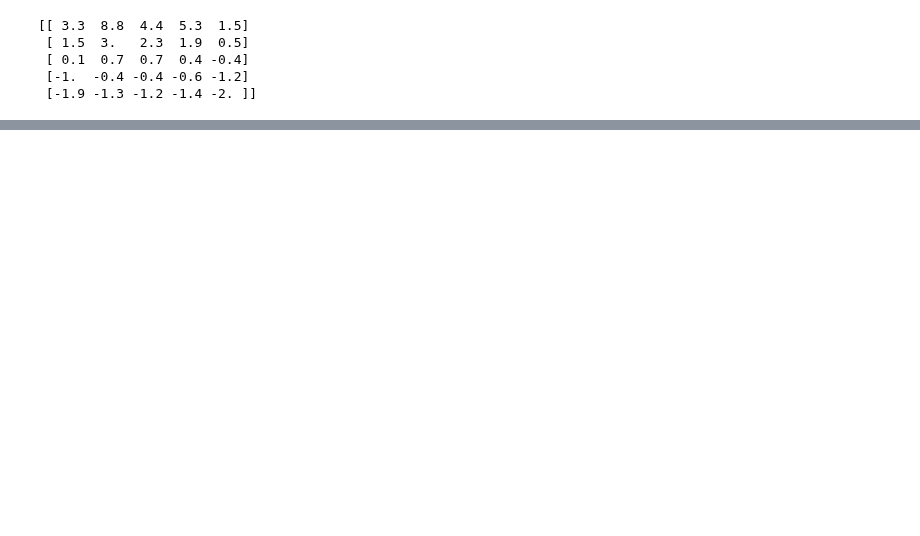
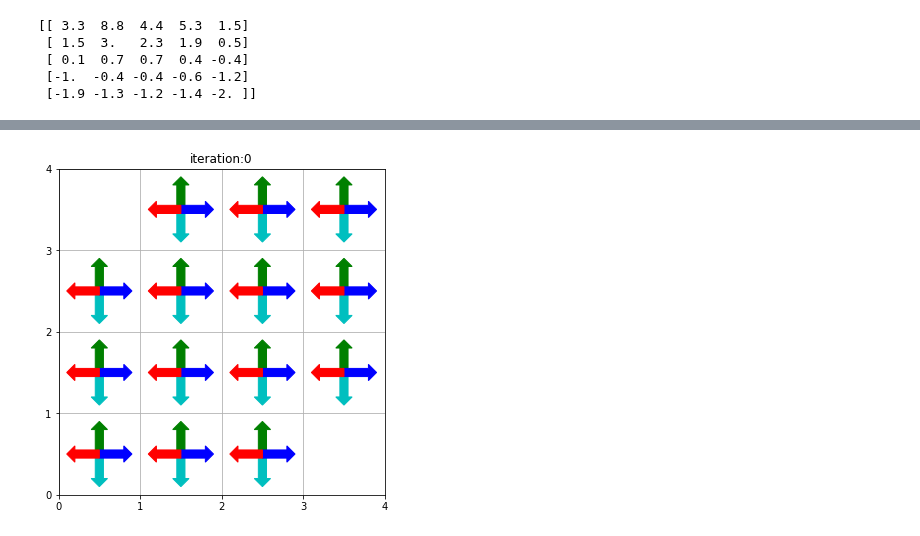
Before and after one commit to ha5ha6/judy_blog, a Jupyter notebook: _notebooks/basicRL.ipynb, the cells around one changed output, grey strips where cells are left out. Drawn from its saved outputs; the diff is of its cells as text; code cells hidden in the pictures; blank space fills up the shorter version.

```diff
--- a/_notebooks/basicRL.ipynb
+++ b/_notebooks/basicRL.ipynb
@@ -74,0 +86,92 @@ while True:
+# %%
+import numpy as np
+
+nx,ny=4,4
+#left, up, right, down
+actions=[[0,-1],[-1,0],[0,1],[1,0]]
+pi=0.25
+gm=1
+
+def is_terminal(s):
+    return s==[0,0] or s==[nx-1,ny-1]
+
+def step(s,a):
+    if is_terminal(s):
+        return s,0
+
+    s_=[s[0]+a[0],s[1]+a[1]]
+
+    if s_[0]<0 or s_[0]>=nx or s_[1]<0 or s_[1]>=ny:
+        s_=s
+
+    r=-1
+    return s_,r
+
+V=np.zeros((nx,ny))
+
+#selected iterations
+iters=[0,1,2,3,10]
+
+for i in range(300):
+    V_=np.zeros_like(V)
+
+    fig_ini(i,iters)
+    for x in range(nx):
+        for y in range(ny):
+            v_a=[]
+            for a in actions:
+                (x_,y_),r=step([x,y],a)
+                v_a.append(pi*(r+gm*V[x_,y_]))
+            V_[x,y]=np.sum(v_a)
+
+            plot_arrow(i,iters,v_a,x,y)
+
+    if i in iters:
+        print('i =',str(i))
+        print('V = \n',np.around(V,decimals=1))
+
+    fig_close()
+
+    #convergence condition
+    if np.sum(np.abs(V-V_))<1e-4:
+        print('i =',str(i))
+        print('V = \n',np.around(V,decimals=1))
+        break
+
+    V=V_
+
+def fig_ini(i,iters):
+    if i in iters:
+        fig=plt.figure(figsize=(6,6))
+        ax=fig.add_subplot(1,1,1)
+        ax.set_aspect('equal', adjustable='box')
+        ax.set_xticks(np.arange(0,nx+1,1))
+        ax.set_yticks(np.arange(0,ny+1,1))
+        plt.grid()
+        plt.ylim((0,ny))
+        plt.xlim((0,nx))
+
+def fig_close():
+    plt.show()
+    plt.clf()
+    plt.close()
+
+def plot_arrow(i,iters,v_a,x,y):
+    scale=0.3
+    x0=nx-0.5
+    if i in iters:
+        if [x,y]==[0,0] or [x,y]==[nx-1,ny-1]:
+            pass
+        else:
+            v_a=np.around(v_a,decimals=2)
+            label=(np.argwhere(v_a == np.max(v_a)))
+            if [1] in label: #up
+                plt.arrow(y+0.5,x0-x,0,scale,width=0.1, head_width=0.2, head_length=0.1,fc='g', ec='g')
+            if [3] in label: #down
+                plt.arrow(y+0.5,x0-x,0,-scale,width=0.1, head_width=0.2, head_length=0.1,fc='c', ec='c')
+            if [2] in label: #right
+                plt.arrow(y+0.5,x0-x,scale,0,width=0.1, head_width=0.2, head_length=0.1,fc='b', ec='b')
+            if [0] in label: #left
+                plt.arrow(y+0.5,x0-x,-scale,0,width=0.1, head_width=0.2, head_length=0.1,fc='r', ec='r')
+            plt.title('iteration:'+str(i))
+# %% [output]
@@ -74,0 +184 @@ while True:
+[figure, added]
```
Also changed, not shown: parts of 5 cells of this notebook, 1 other file.
